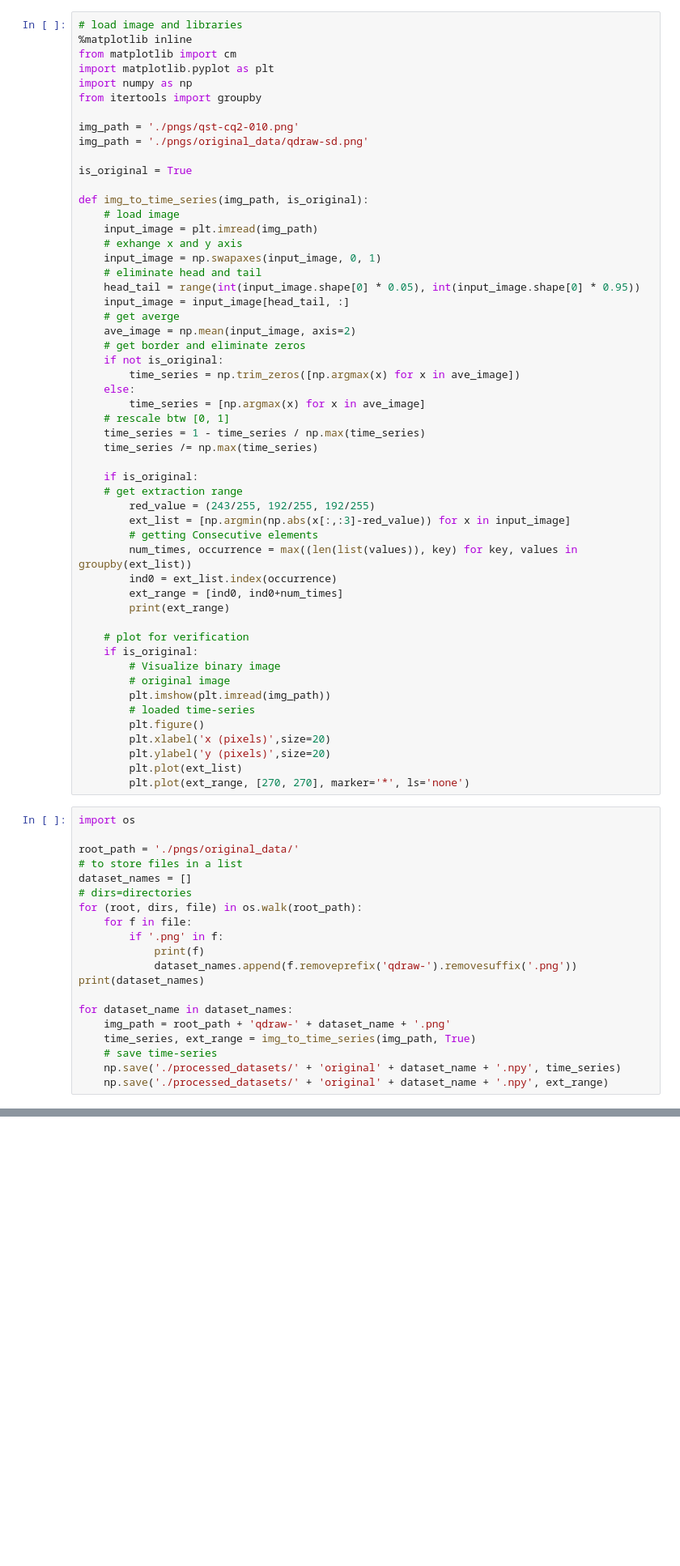
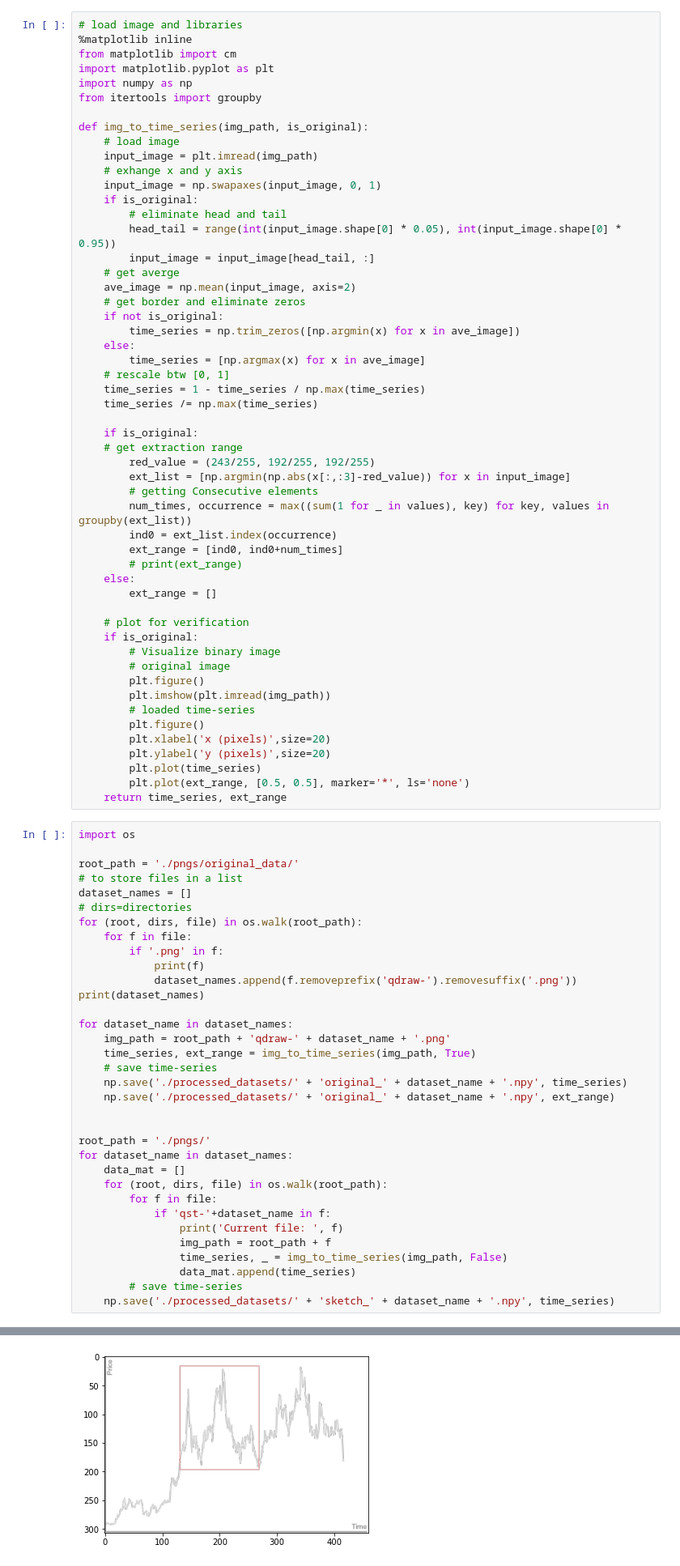
Before and after one commit to SunHaotian14/Qetch_Plus, a Jupyter notebook: Crowd-Study Data/Experiments.ipynb, the cells around one changed output, grey strips where cells are left out. Shown at 81% size. Saved outputs shown, nothing was run; the diff lists cells and outputs as text; blank space fills up the shorter version.

Commit message:
time-series datasets are fully extracted

```diff
--- a/Crowd-Study Data/Experiments.ipynb
+++ b/Crowd-Study Data/Experiments.ipynb
@@ -10,24 +10,20 @@ import matplotlib.pyplot as plt
 import numpy as np
 from itertools import groupby
 
-img_path = './pngs/qst-cq2-010.png'
-img_path = './pngs/original_data/qdraw-sd.png'
-
-is_original = True
-
 def img_to_time_series(img_path, is_original):
     # load image
     input_image = plt.imread(img_path)
     # exhange x and y axis
     input_image = np.swapaxes(input_image, 0, 1)
-    # eliminate head and tail
-    head_tail = range(int(input_image.shape[0] * 0.05), int(input_image.shape[0] * 0.95))
-    input_image = input_image[head_tail, :]
+    if is_original:
+        # eliminate head and tail
+        head_tail = range(int(input_image.shape[0] * 0.05), int(input_image.shape[0] * 0.95))
+        input_image = input_image[head_tail, :]
     # get averge
     ave_image = np.mean(input_image, axis=2)
     # get border and eliminate zeros
     if not is_original:
-        time_series = np.trim_zeros([np.argmax(x) for x in ave_image])
+        time_series = np.trim_zeros([np.argmin(x) for x in ave_image])
     else:
         time_series = [np.argmax(x) for x in ave_image]
     # rescale btw [0, 1]
@@ -39,22 +35,26 @@ def img_to_time_series(img_path, is_original):
         red_value = (243/255, 192/255, 192/255)
         ext_list = [np.argmin(np.abs(x[:,:3]-red_value)) for x in input_image]
         # getting Consecutive elements
-        num_times, occurrence = max((len(list(values)), key) for key, values in groupby(ext_list))
+        num_times, occurrence = max((sum(1 for _ in values), key) for key, values in groupby(ext_list))
         ind0 = ext_list.index(occurrence)
         ext_range = [ind0, ind0+num_times]
-        print(ext_range)
+        # print(ext_range)
+    else:
+        ext_range = []
 
     # plot for verification
     if is_original:
         # Visualize binary image
         # original image
+        plt.figure()
         plt.imshow(plt.imread(img_path))
         # loaded time-series
         plt.figure()
         plt.xlabel('x (pixels)',size=20)
         plt.ylabel('y (pixels)',size=20)
-        plt.plot(ext_list)
-        plt.plot(ext_range, [270, 270], marker='*', ls='none')
+        plt.plot(time_series)
+        plt.plot(ext_range, [0.5, 0.5], marker='*', ls='none')
+    return time_series, ext_range
 # %%
 import os
 
@@ -73,8 +73,22 @@ for dataset_name in dataset_names:
     img_path = root_path + 'qdraw-' + dataset_name + '.png'
     time_series, ext_range = img_to_time_series(img_path, True)
     # save time-series
-    np.save('./processed_datasets/' + 'original' + dataset_name + '.npy', time_series)
-    np.save('./processed_datasets/' + 'original' + dataset_name + '.npy', ext_range)
+    np.save('./processed_datasets/' + 'original_' + dataset_name + '.npy', time_series)
+    np.save('./processed_datasets/' + 'original_' + dataset_name + '.npy', ext_range)
+
+
+root_path = './pngs/'
+for dataset_name in dataset_names:
+    data_mat = []
+    for (root, dirs, file) in os.walk(root_path):
+        for f in file:
+            if 'qst-'+dataset_name in f:
+                print('Current file: ', f)
+                img_path = root_path + f
+                time_series, _ = img_to_time_series(img_path, False)
+                data_mat.append(time_series)
+        # save time-series
+    np.save('./processed_datasets/' + 'sketch_' + dataset_name + '.npy', time_series)
 # %% [output]
 qdraw-has.png
 qdraw-sp.png
@@ -88,0 +110 @@ qdraw-ihas.png
+[figure, added]
```
Also changed, not shown: parts of 1 cell of this notebook, 16 other files.
